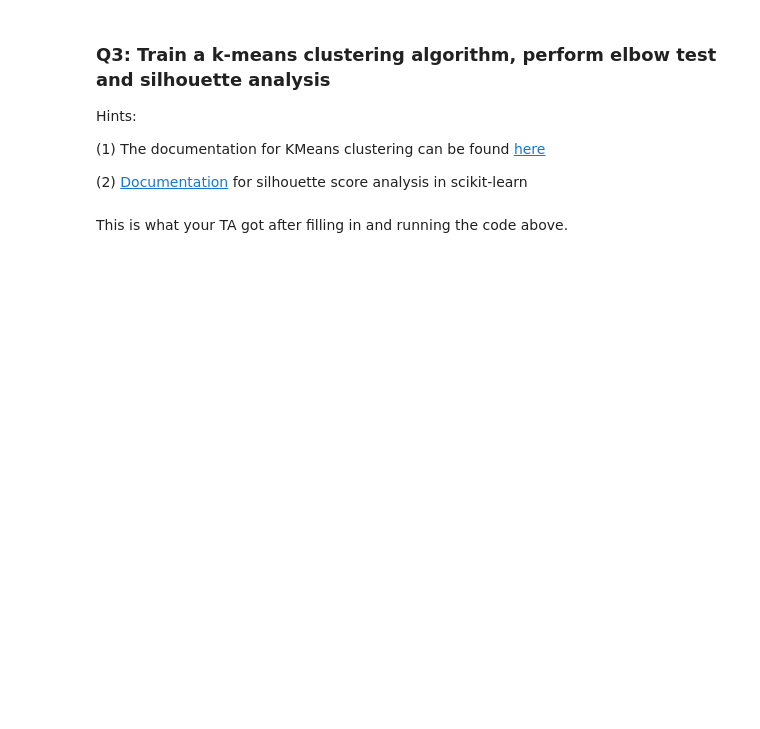
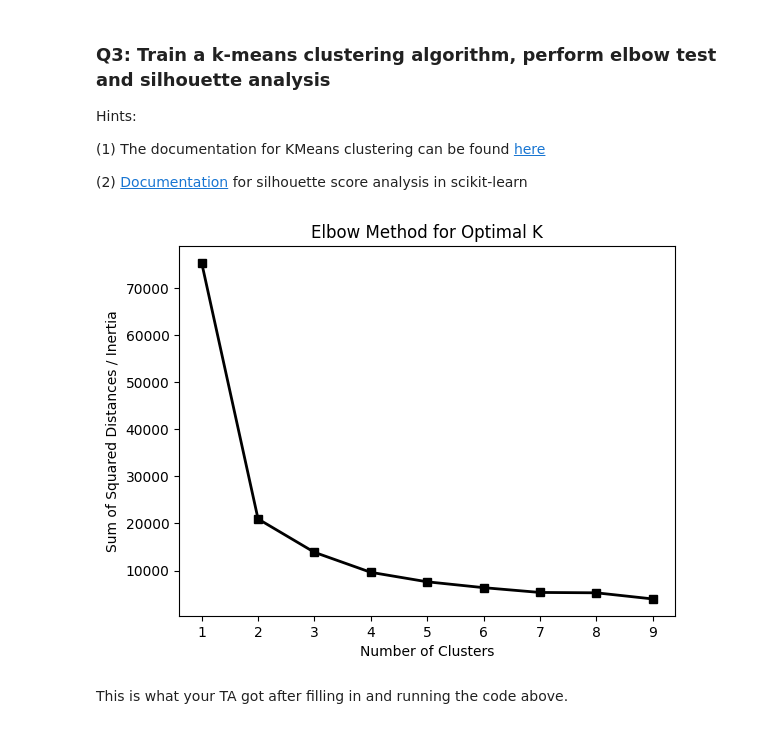
Before and after one commit to nbulotti/2025_Intro_Python, a Jupyter notebook: notebook/W4_S1.ipynb, the cells around one changed output. Drawn from its saved outputs; the diff is of its cells as text; code cells hidden in the pictures; blank space fills up the shorter version.

```diff
--- a/notebook/W4_S1.ipynb
+++ b/notebook/W4_S1.ipynb
@@ -107,3 +105,5 @@ penguin_df = penguins.___________
+# %%
+penguin_df = penguins.dropna(axis=0, how="any")
 # %% [markdown]
 ### Q2: Create an input dataset `X` with the culmen_length_mm and flipper_length_mm data columns
 
@@ -113,4 +113,6 @@ Hints:
 # %%
 # Create your input for model training here
 # Input should contain penguin_df['culmen_length_mm'] and penguin_df['flipper_length_mm']
-X = _____________________________________________
+penguin_df.head()
+X = np.vstack((penguin_df['culmen_length_mm'],penguin_df['flipper_length_mm'])).T
+X.shape
@@ -130,18 +134,20 @@ from sklearn._______ import ________________
 # %%
 # Store the K-means inertia in an empty list
-_______________________ = []
-_ = ___________
-for ___________ in ______ :
- ________ = _______(n_clusters=____________)
- _______.___(X)
- ________________._______(___________)
+k_inertia = []
+K = range (1,10)
+for num_clusters in K :
+ kmeans = KMeans(n_clusters=num_clusters)
+ kmeans.fit(X)
+ k_inertia.append(kmeans.inertia_)
 # %%
 # To finish the elbow method analysis, plot the change in intertia when you change the number of clusters you used to train the k-means clustering algorithm.
-plt.plot(____,__________,marker='s',c='k',lw=2)
+plt.plot(K,k_inertia,marker='s',c='k',lw=2)
 plt.xlabel('Number of Clusters')
 plt.ylabel('Sum of Squared Distances / Inertia')
 plt.title('Elbow Method for Optimal K')
 plt.show()
+# %% [output]
+[figure, added]
 # %% [markdown]
 This is what your TA got after filling in and running the code above.
 # %% [markdown]
```
Also changed, not shown: parts of 12 cells of this notebook.
